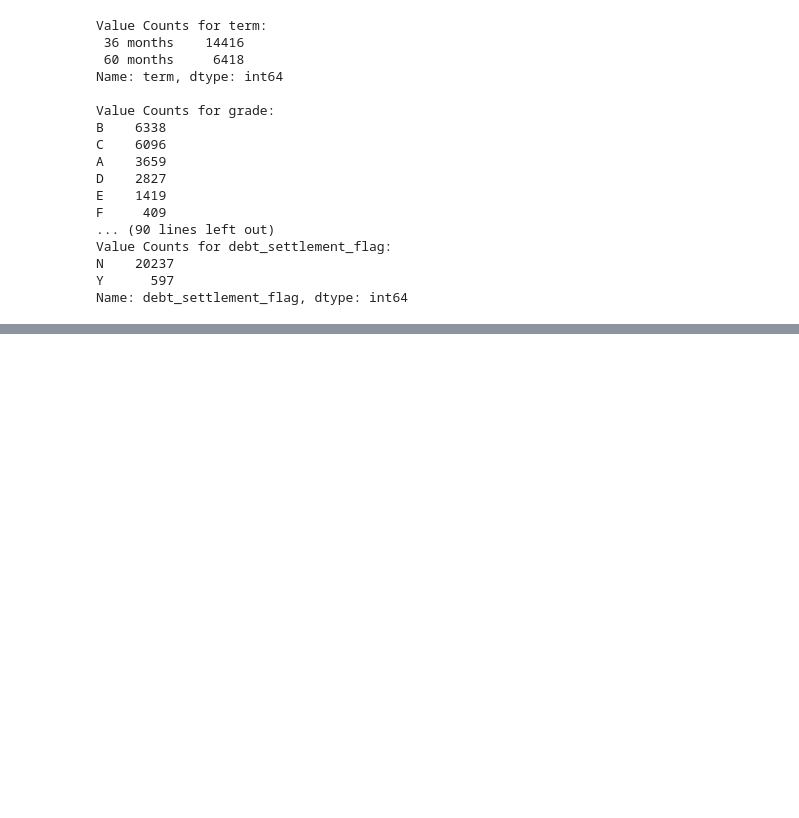
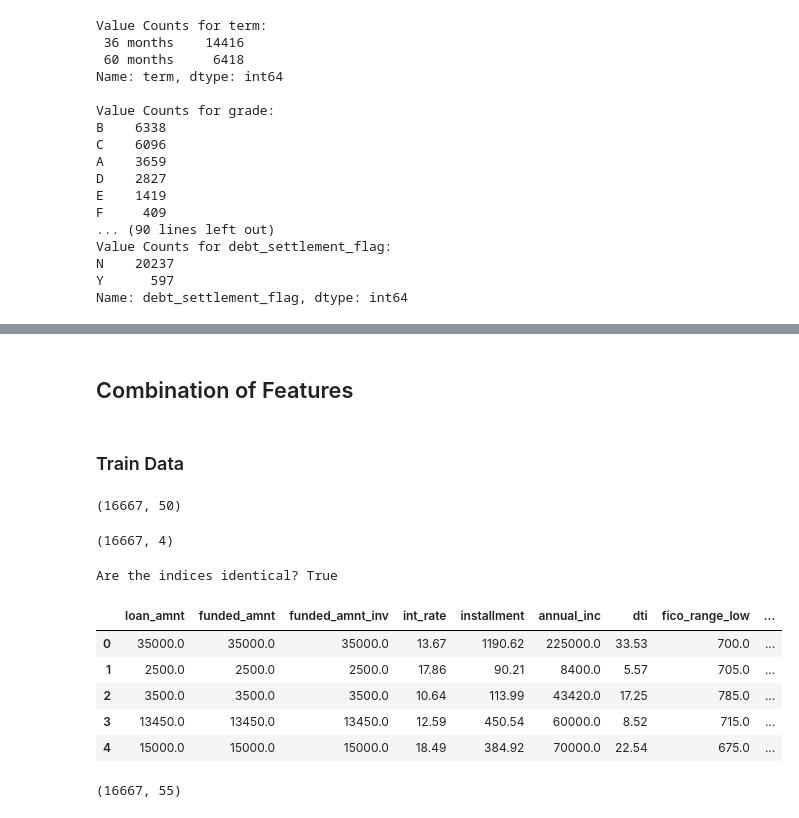
Before and after one commit to rachellliao/loan-default-prediction, a Jupyter notebook: EDA.ipynb, the cells around one changed output, grey strips where cells are left out. Saved outputs shown, nothing was run; the diff lists cells and outputs as text; code cells hidden in the pictures; blank space fills up the shorter version.

Commit message:
Update on train data

```diff
--- a/EDA.ipynb
+++ b/EDA.ipynb
@@ -542,11 +408,11 @@ df_selected_features.select_dtypes('object')
 # Instantiate the OneHotEncoder
 ohe = OneHotEncoder()
 
-# Identify the remaining categorical columns
-categorical_cols = df_selected_features.select_dtypes(include='object').columns.tolist()
+# Identify the categorical columns (excluding the target variable)
+categorical_cols = df_modified.select_dtypes(include='object').drop(columns=['loan_status']).columns.tolist()
 
 # Perform one-hot encoding using OneHotEncoder
-encoded_features = ohe.fit_transform(df_selected_features[significant_cat_cols])
+encoded_features = ohe.fit_transform(df_modified[categorical_cols])
 
 # Create a new dataframe with the encoded features
 df_encoded = pd.DataFrame(encoded_features.toarray(), columns=ohe.get_feature_names_out(), dtype=int)
@@ -572,22 +438,35 @@ debt_settlement_flag_N                 0
 debt_settlement_flag_Y                 0
 dtype: int64
 # %%
-# Extract the target variable 'y' from the DataFrame 'df_selected_features'
+# Extract the target variable 'y' from the DataFrame 'df_modified'
 target_column = 'loan_status'
-y = df_selected_features[target_column]
+y = df_modified[target_column]
 
-# Initialize SelectKBest with f_classif as the score function to extract top 4 best features for categorical columns
-selector_cat = SelectKBest(score_func=f_classif, k=4)
+# Split the data into train and test datasets for the one-hot encoded categorical columns (80% train, 20% test)
+X_train_cat, X_test_cat, y_train, y_test = train_test_split(df_encoded, y, test_size=0.2, random_state=42)
 
-# Fit the selector to the data and transform the data to get the top 4 features for categorical columns
-X_new_cat = selector_cat.fit_transform(df_encoded, y)
+# Reset the index of the train datasets
+X_train_cat.reset_index(drop=True, inplace=True)
+y_train.reset_index(drop=True, inplace=True)
+
+# Reset the index of the test datasets
+X_test_cat.reset_index(drop=True, inplace=True)
+y_test.reset_index(drop=True, inplace=True)
+
+# Initialize SelectKBest with chi2 as the score function to extract top 4 best categorical features
+selector_cat = SelectKBest(score_func=chi2, k=4)
+
+# Fit the selector to the training data for categorical columns and transform the training data to get the top 4 features
+X_train_cat_new = selector_cat.fit_transform(X_train_cat, y_train)
 
 # Get the indices of the selected features for categorical columns
 selected_feature_indices_cat = selector_cat.get_support(indices=True)
 
 # Get the names of the selected features for categorical columns
-selected_features_cat = df_encoded.columns[selected_feature_indices_cat].tolist()
+selected_features_cat = X_train_cat.columns[selected_feature_indices_cat].tolist()
 
-# Display the selected features
-print(selected_features_cat)
+# Display the selected categorical features
+print("Selected categorical features:")
+for idx, feature in enumerate(selected_features_cat, start=1):
+    print(f"{idx}. {feature}")
 # %% [output]
@@ -623,0 +478,42 @@ dtype: int64
+# %% [markdown]
+## Combination of Features
+# %% [markdown]
+### Train Data
+# %%
+# Check the distribution of the numerical features
+X_train_num[selected_features_num].shape
+# %% [output]
+(16667, 50)
+# %%
+# Check the distribution of the categorical features
+X_train_cat[selected_features_cat].shape
+# %% [output]
+(16667, 4)
+# %%
+# Check if the indices of X_train_num and X_train_cat are identical
+indices_equal = X_train_num.index.equals(X_train_cat.index)
+
+# Alternatively, you can compare the indices directly
+indices_equal = (X_train_num.index == X_train_cat.index).all()
+
+print("Are the indices identical?", indices_equal)
+# %% [output]
+Are the indices identical? True
+# %%
+# Concatenate the DataFrames
+X_train_final = pd.concat([X_train_num[selected_features_num], X_train_cat[selected_features_cat], y_train], axis=1)
+
+# Display the final train dataset
+X_train_final.head()
+# %% [output]
+|  | loan_amnt | funded_amnt | funded_amnt_inv | int_rate | installment | annual_inc | dti | fico_range_low | ... |
+| 0 | 35000.0 | 35000.0 | 35000.0 | 13.67 | 1190.62 | 225000.0 | 33.53 | 700.0 | ... |
+| 1 | 2500.0 | 2500.0 | 2500.0 | 17.86 | 90.21 | 8400.0 | 5.57 | 705.0 | ... |
+| 2 | 3500.0 | 3500.0 | 3500.0 | 10.64 | 113.99 | 43420.0 | 17.25 | 785.0 | ... |
+| 3 | 13450.0 | 13450.0 | 13450.0 | 12.59 | 450.54 | 60000.0 | 8.52 | 715.0 | ... |
+| 4 | 15000.0 | 15000.0 | 15000.0 | 18.49 | 384.92 | 70000.0 | 22.54 | 675.0 | ... |
+# %%
+# Display the shape of the training data
+X_train_final.shape
+# %% [output]
+(16667, 55)
```
Also changed, not shown: parts of 39 cells of this notebook.
